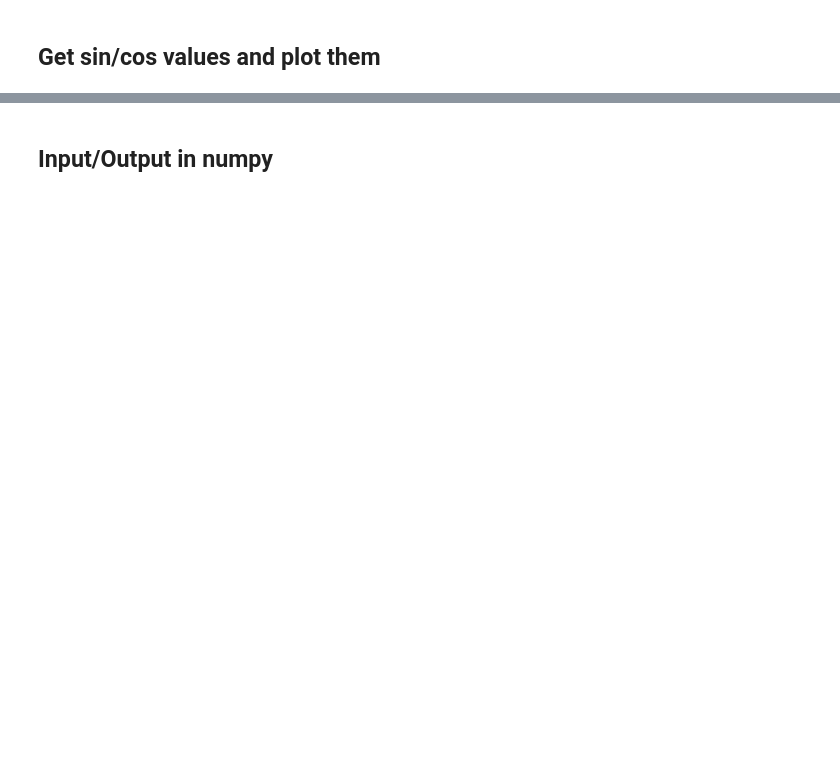
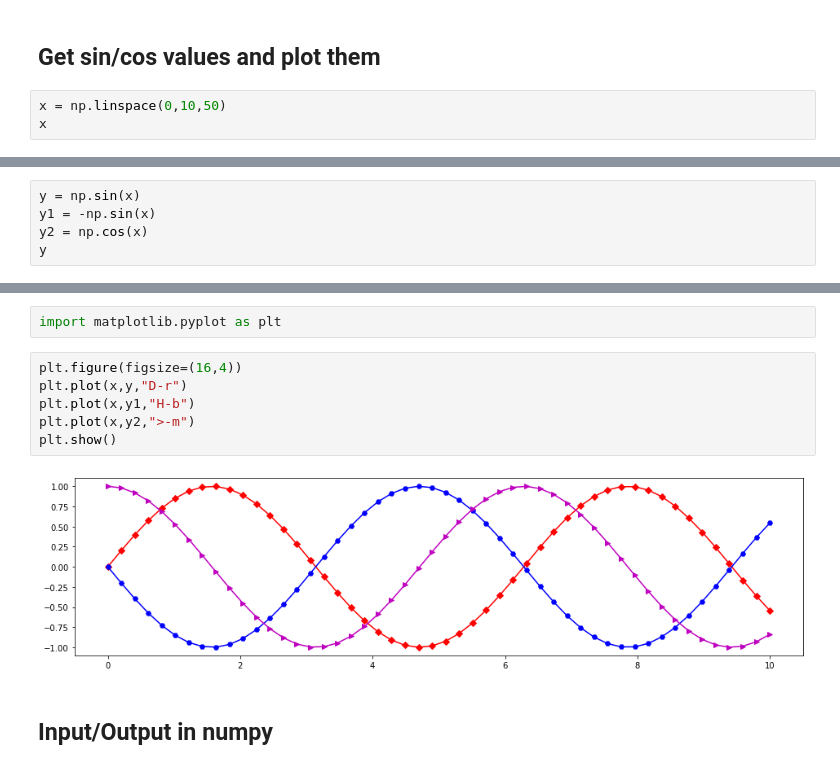
Before and after one commit to pycsr/Python_for_DataScience, a Jupyter notebook: 01_Numpy.ipynb, the cells around one changed output, grey strips where cells are left out. Saved outputs shown, nothing was run; the diff lists cells and outputs as text; blank space fills up the shorter version.

```diff
--- a/01_Numpy.ipynb
+++ b/01_Numpy.ipynb
@@ -1111,2 +1233,5 @@ array([[100,   2],
 # %% [markdown]
 ## Get sin/cos values and plot them
+# %%
+x = np.linspace(0,10,50)
+x
@@ -1112,0 +1249,5 @@ array([[100,   2],
+# %%
+y = np.sin(x)
+y1 = -np.sin(x)
+y2 = np.cos(x)
+y
@@ -1113,2 +1265,12 @@ array([[100,   2],
+# %%
+import matplotlib.pyplot as plt
+# %%
+plt.figure(figsize=(16,4))
+plt.plot(x,y,"D-r")
+plt.plot(x,y1,"H-b")
+plt.plot(x,y2,">-m")
+plt.show()
+# %% [output]
+[figure, added]
 # %% [markdown]
 ## Input/Output in numpy
```
Also changed, not shown: parts of 36 cells of this notebook.
